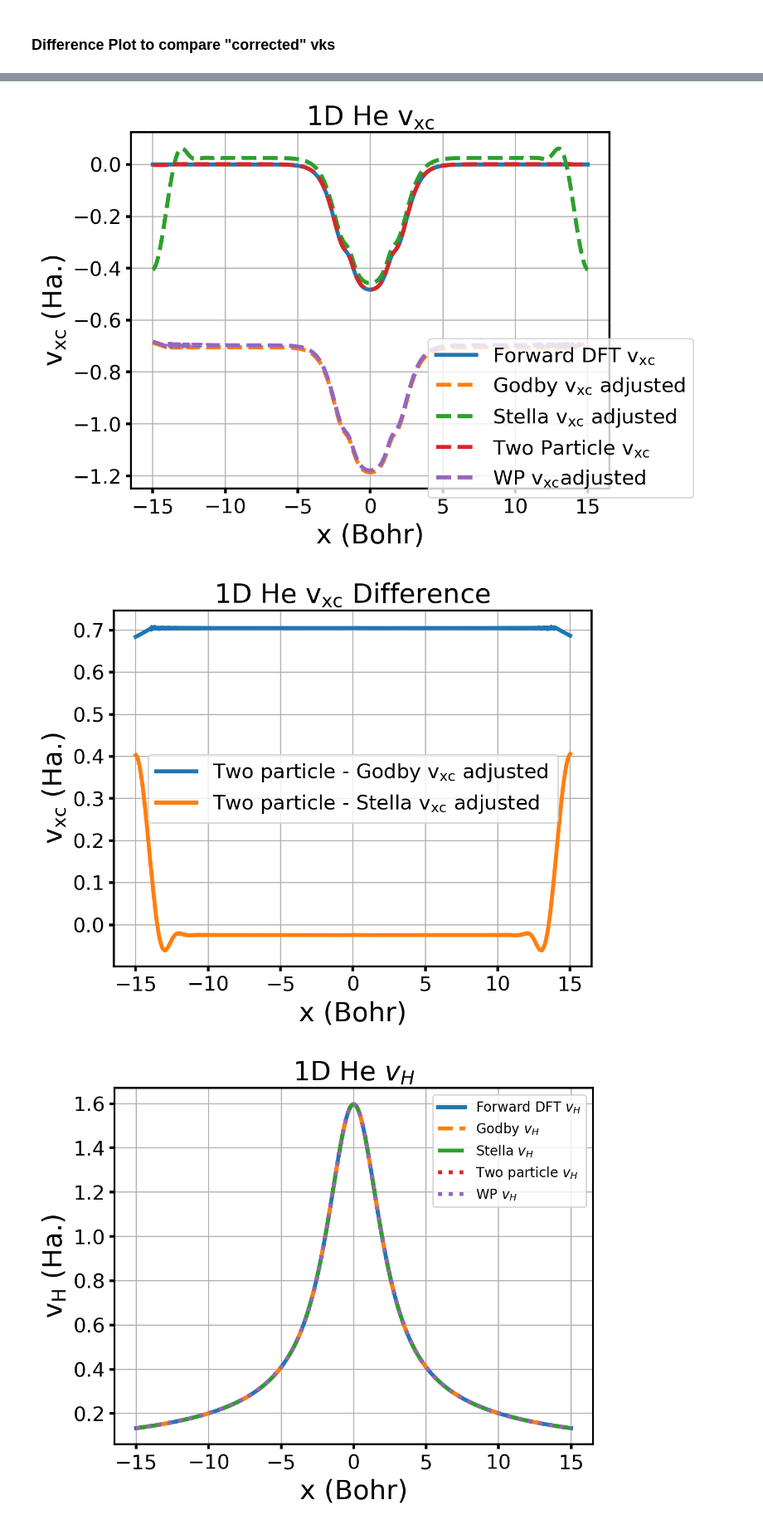
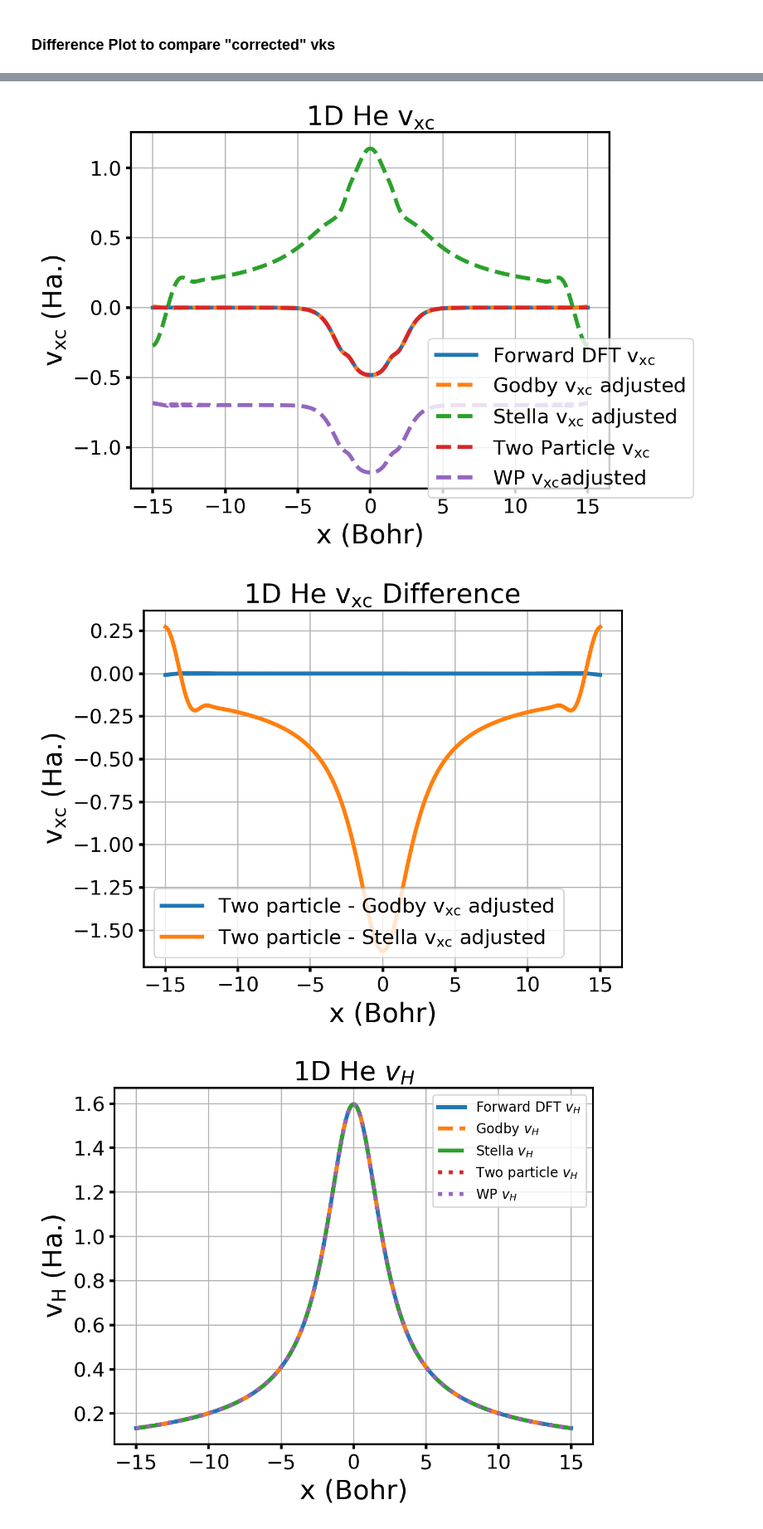
Before and after one commit to Anthony904175/Inversion_testing, a Jupyter notebook: Octopus_inversions_testing/ZT/octo_inversion_analysis.ipynb, the cells around one changed output, grey strips where cells are left out. Shown at 83% size. Saved outputs shown, nothing was run; the diff lists cells and outputs as text; code cells hidden in the pictures.

```diff
--- a/Octopus_inversions_testing/ZT/octo_inversion_analysis.ipynb
+++ b/Octopus_inversions_testing/ZT/octo_inversion_analysis.ipynb
@@ -23,6 +22,3 @@ x_grid, target_dens, target_vks, target_vxc, target_vh = data_reader.getData1("t
-# %%
-## Import data for Wang-Parr
-x_grid, wp_dens, wp_vks, wp_vxc, wp_vh = data_reader.getData1_1("wang_parr")#, "n")
 # %%
 #---------------> Plot
 fig, ax = plt.subplots(1, 1, dpi=200)
@@ -80,2 +75,13 @@ np.trapz(wp_dens, x_grid)
 # %% [output]
 2.0000000000000044
+# %%
+godbyAverageDifference = np.mean(target_vks - godby_vks)
+print(f"Average difference Godby and two particle : ",godbyAverageDifference)
+godby_vks_corrected = godby_vks + godbyAverageDifference
+godby_vxc_corrected = godby_vxc + godbyAverageDifference
+stellaAverageDifference = np.mean(target_vks - stella_vks)
+stella_vks_corrected = stella_vks + stellaAverageDifference
+stella_vxc_corrected = stella_vxc + stellaAverageDifference
+wpAverageDifference = np.mean(target_vks - wang_parr_vks)
+wang_parr_vks_corrected = wang_parr_vks + wpAverageDifference
+wang_parr_vxc_corrected = wang_parr_vxc + wpAverageDifference
@@ -119,22 +112,0 @@ Average difference Godby and two particle :  -0.42047584077543
-# %%
-#---------------> Plot
-fig, ax = plt.subplots(1, 1, dpi=200)
-#---------------> Data
-ax.plot(x_grid,  target_vks, label=r"Foward DFT $v_{ks}$", linewidth=3)
-ax.plot(x_grid,  godby_vks, label=r"Godby $v_{ks}$", linewidth=3, ls="--")
-ax.plot(x_grid,  stella_vks, label=r"Stella $v_{ks}$", linewidth=3, ls="--")
-ax.plot(x_grid,  two_particle_vks, label=r"Two particle $v_{ks}$", linewidth=3, ls=":")
-ax.plot(x_grid,  wp_vks, label=r"Wang-Parr $v_{ks}$", linewidth=3, ls="-.")
-#---------------> Formatting
-ax.set_title(r"1D He $v_{ks}$", fontsize = 20)
-ax.set_ylabel(r"$\rm v_{ks}$ (Ha.)", fontsize = 20)
-ax.set_xlabel(r"x (Bohr)", fontsize = 20)
-ax.grid(True)
-ax.legend(bbox_to_anchor=(0.6, .45), fontsize=15)
-plt.rcParams["axes.edgecolor"] = "black"
-plt.rcParams["axes.linewidth"] = 1.5
-plt.xticks(fontsize=15)
-plt.yticks(fontsize=15)
-ax.xaxis.set_tick_params(width=2)
-ax.yaxis.set_tick_params(width=2)
-plt.show()
@@ -227,8 +192,8 @@ fig, ax = plt.subplots(1, 1, dpi=200)
 ax.plot(x_grid,  target_vxc, label=r"Forward DFT $\rm v_{xc}$", linewidth=3)
 ax.plot(x_grid,  godby_vxc+godbyAverageDifference, label=r"Godby $\rm v_{xc}$ adjusted", linewidth=3, ls="--")
 ax.plot(x_grid,  stella_vxc+stellaAverageDifference, label=r"Stella $\rm v_{xc}$ adjusted", linewidth=3, ls="--")
-ax.plot(x_grid,  two_particle_vxc, label=r"Two Particle $\rm v_{xc}$", linewidth=3, ls="--")
-ax.plot(x_grid,  wp_vxc_corrected, label=r"WP $\rm v_{xc} adjusted $", linewidth=3, ls="--")
+ax.plot(x_grid,  target_vxc, label=r"Two Particle $\rm v_{xc}$", linewidth=3, ls="--")
+ax.plot(x_grid,  wang_parr_vxc_corrected, label=r"WP $\rm v_{xc} adjusted $", linewidth=3, ls="--")
 #---------------> Formatting
 ax.set_title(r"1D He $\rm v_{xc}$", fontsize = 20)
 ax.set_ylabel(r"$\rm \rm v_{xc}$ (Ha.)", fontsize = 20)
@@ -243,30 +208,30 @@ ax.xaxis.set_tick_params(width=2)
 ax.yaxis.set_tick_params(width=2)
 plt.show()
 # %% [output]
-[figure, old version]
+[figure, new version]
 # %%
 #---------------> Plot
 fig, ax = plt.subplots(1, 1, dpi=200)
 #---------------> Data
 # ax.plot(x_grid,  two_particle_vks-target_vks, label=r"Foward DFT $v_{ks}$", linewidth=3)
-ax.plot(x_grid,  two_particle_vxc - godby_vxc_corrected, label=r"Two particle - Godby $\rm v_{xc}$ adjusted ", linewidth=3, ls="-")
-ax.plot(x_grid,  two_particle_vxc - stella_vxc_corrected, label=r"Two particle - Stella $\rm v_{xc}$ adjusted", linewidth=3, ls="-")
+ax.plot(x_grid,  target_vxc - godby_vxc_corrected, label=r"Two particle - Godby $\rm v_{xc}$ adjusted ", linewidth=3, ls="-")
+ax.plot(x_grid,  target_vxc - stella_vxc_corrected, label=r"Two particle - Stella $\rm v_{xc}$ adjusted", linewidth=3, ls="-")
 # ax.plot(x_grid,  two_particle_vks, label=r"Two particle $v_{ks}$", linewidth=3, ls=":")
 #---------------> Formatting
 ax.set_title(r"1D He $\rm v_{xc}$ Difference ", fontsize = 20)
 ax.set_ylabel(r"$\rm \rm v_{xc}$ (Ha.)", fontsize = 20)
 ax.set_xlabel(r"x (Bohr)", fontsize = 20)
 ax.grid(True)
 ax.legend(fontsize=15)
 plt.rcParams["axes.edgecolor"] = "black"
 plt.rcParams["axes.linewidth"] = 1.5
 plt.xticks(fontsize=15)
 plt.yticks(fontsize=15)
 ax.xaxis.set_tick_params(width=2)
 ax.yaxis.set_tick_params(width=2)
 plt.show()
 # %% [output]
-[figure, old version]
+[figure, new version]
 # %%
 #---------------> Plot
 fig, ax = plt.subplots(1, 1, dpi=200)
```
Also changed, not shown: parts of 15 cells of this notebook, 53 other files.
